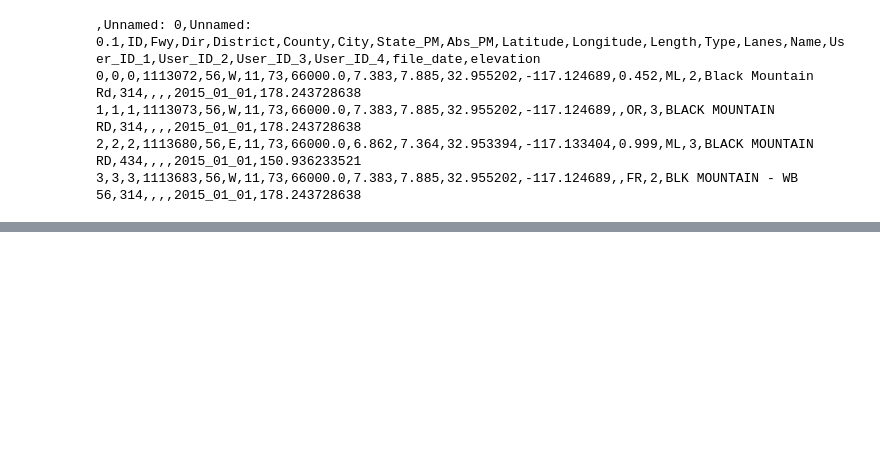
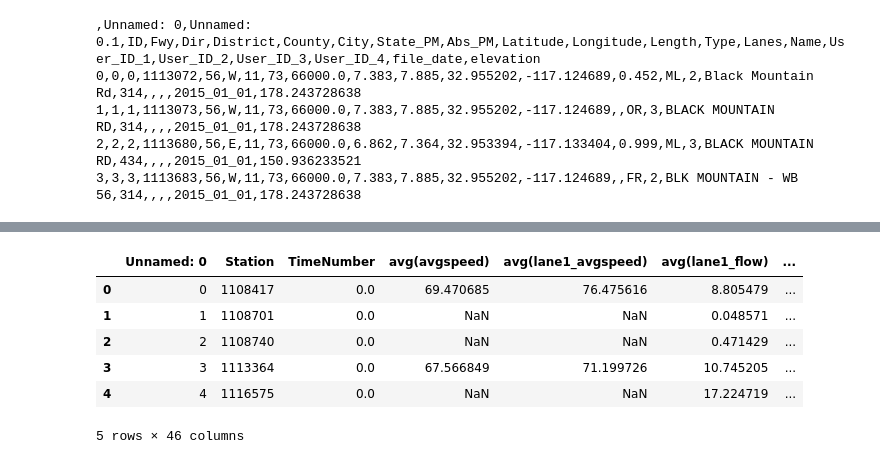
Before and after one commit to abrespect/DSE_Cohort2_Traffic_Capstone, a Jupyter notebook: cohort2/exploration/spark/spark_by_lane_analysis.ipynb, the cells around one changed output, grey strips where cells are left out. Drawn from its saved outputs; the diff is of its cells as text; code cells hidden in the pictures; blank space fills up the shorter version.

Commit message:
Update by_lane analysis

```diff
--- a/cohort2/exploration/spark/spark_by_lane_analysis.ipynb
+++ b/cohort2/exploration/spark/spark_by_lane_analysis.ipynb
@@ -1029,0 +96,2 @@ plt.show()
+# %%
+result_by_time = pd.read_csv('../../data/result_by_time.csv')
@@ -1029,0 +116,10 @@ plt.show()
+# %%
+result_by_time.head()
+# %% [output]
+|  | Unnamed: 0 | Station | TimeNumber | avg(avgspeed) | avg(lane1_avgspeed) | avg(lane1_flow) | ... |
+| 0 | 0 | 1108417 | 0.0 | 69.470685 | 76.475616 | 8.805479 | ... |
+| 1 | 1 | 1108701 | 0.0 | NaN | NaN | 0.048571 | ... |
+| 2 | 2 | 1108740 | 0.0 | NaN | NaN | 0.471429 | ... |
+| 3 | 3 | 1113364 | 0.0 | 67.566849 | 71.199726 | 10.745205 | ... |
+| 4 | 4 | 1116575 | 0.0 | NaN | NaN | 17.224719 | ... |
+5 rows × 46 columns
```
Also changed, not shown: parts of 86 cells of this notebook.
